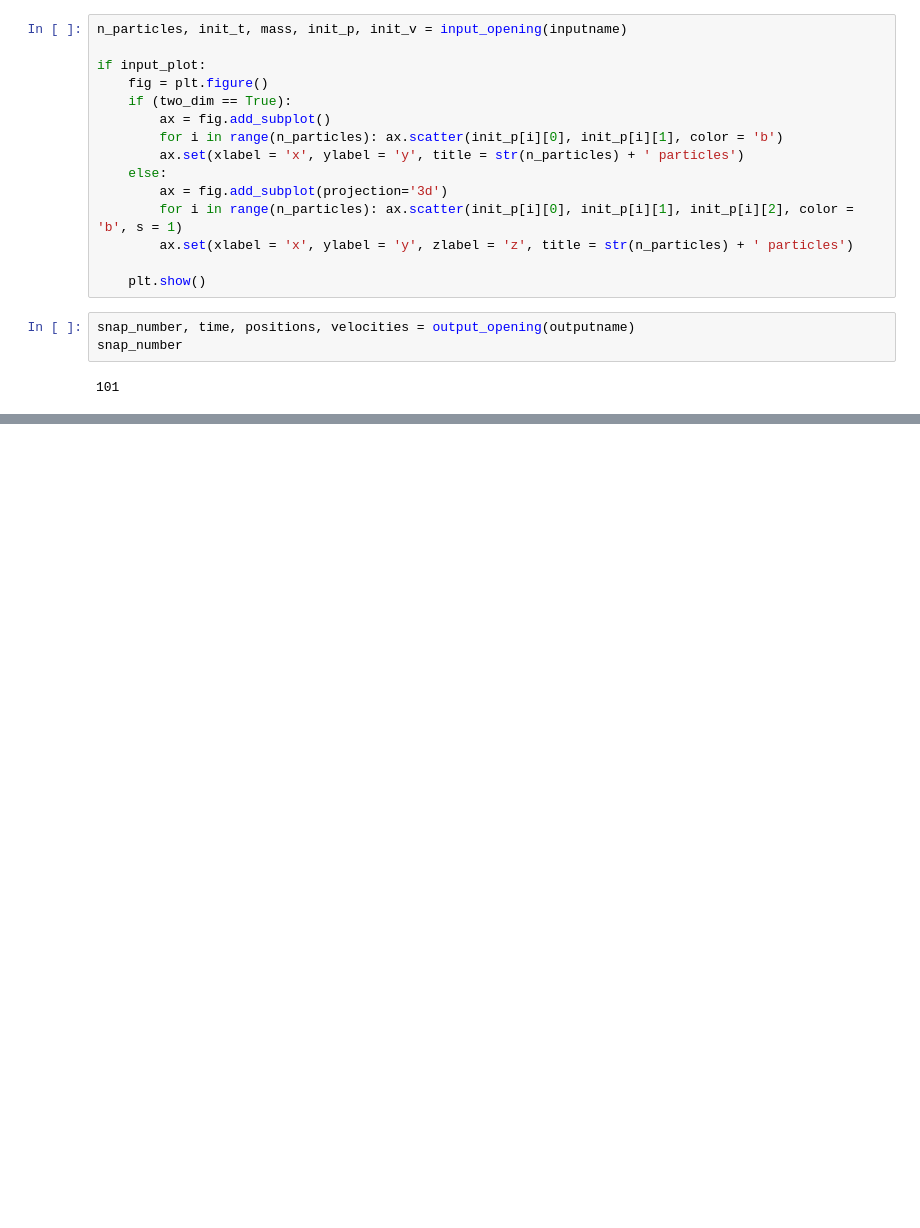
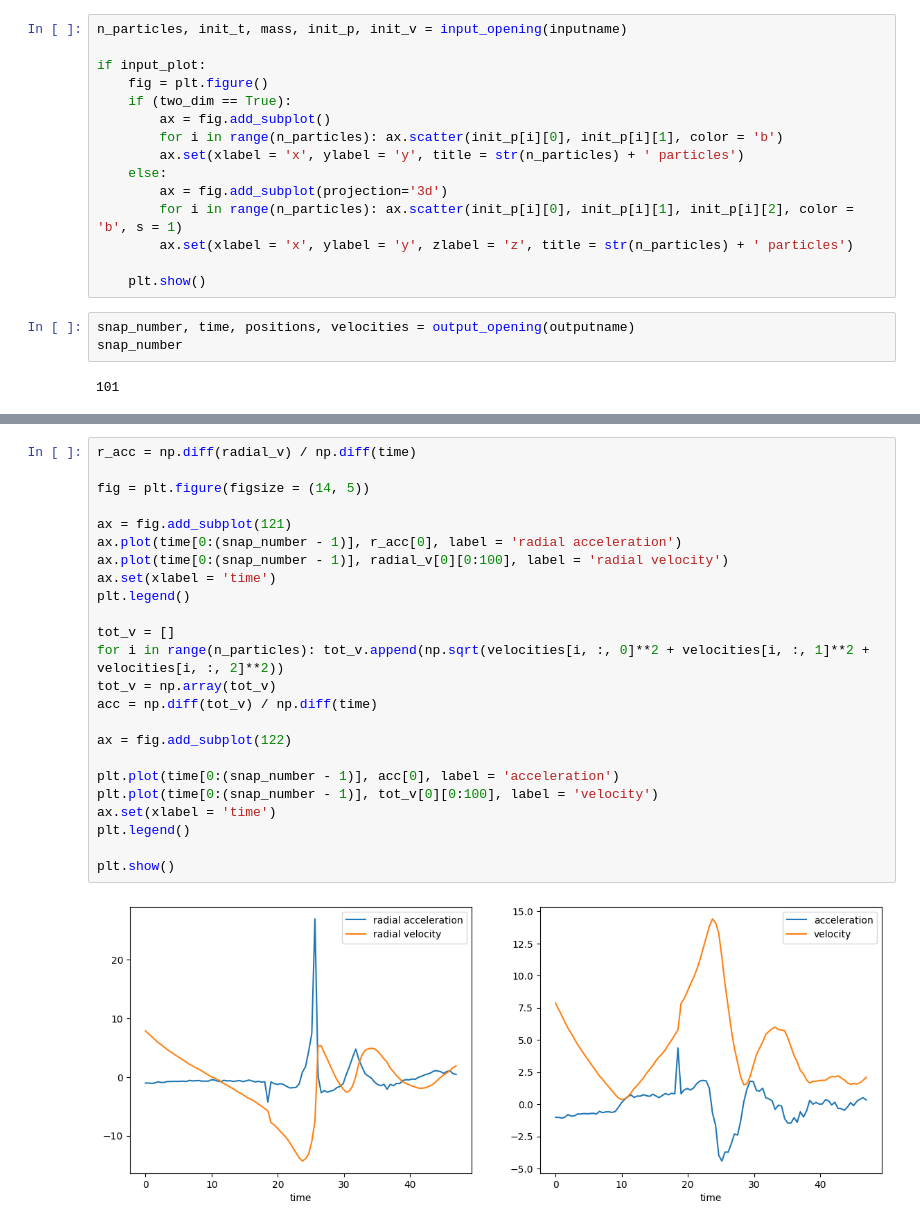
Before and after one commit to malvibellotti/Dynamics_experience5, a Jupyter notebook: Plotter.ipynb, the cells around one changed output, grey strips where cells are left out. Saved outputs shown, nothing was run; the diff lists cells and outputs as text; blank space fills up the shorter version.

```diff
--- a/Plotter.ipynb
+++ b/Plotter.ipynb
@@ -148,0 +126,26 @@ plt.plot(time, radial_v[0])
+# %%
+r_acc = np.diff(radial_v) / np.diff(time)
+
+fig = plt.figure(figsize = (14, 5))
+
+ax = fig.add_subplot(121)
+ax.plot(time[0:(snap_number - 1)], r_acc[0], label = 'radial acceleration')
+ax.plot(time[0:(snap_number - 1)], radial_v[0][0:100], label = 'radial velocity')
+ax.set(xlabel = 'time')
+plt.legend()
+
+tot_v = []
+for i in range(n_particles): tot_v.append(np.sqrt(velocities[i, :, 0]**2 + velocities[i, :, 1]**2 + velocities[i, :, 2]**2))
+tot_v = np.array(tot_v)
+acc = np.diff(tot_v) / np.diff(time)
+
+ax = fig.add_subplot(122)
+
+plt.plot(time[0:(snap_number - 1)], acc[0], label = 'acceleration')
+plt.plot(time[0:(snap_number - 1)], tot_v[0][0:100], label = 'velocity')
+ax.set(xlabel = 'time')
+plt.legend()
+
+plt.show()
+# %% [output]
+[figure, added]
```
Also changed, not shown: parts of 11 cells of this notebook.
